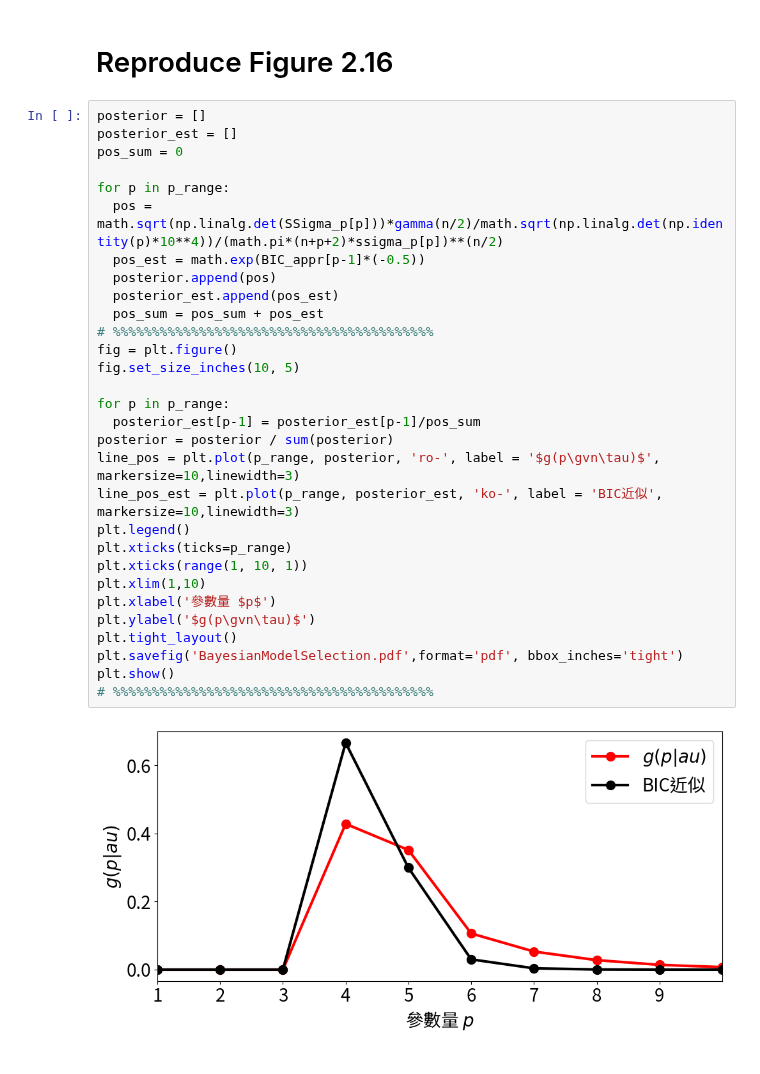
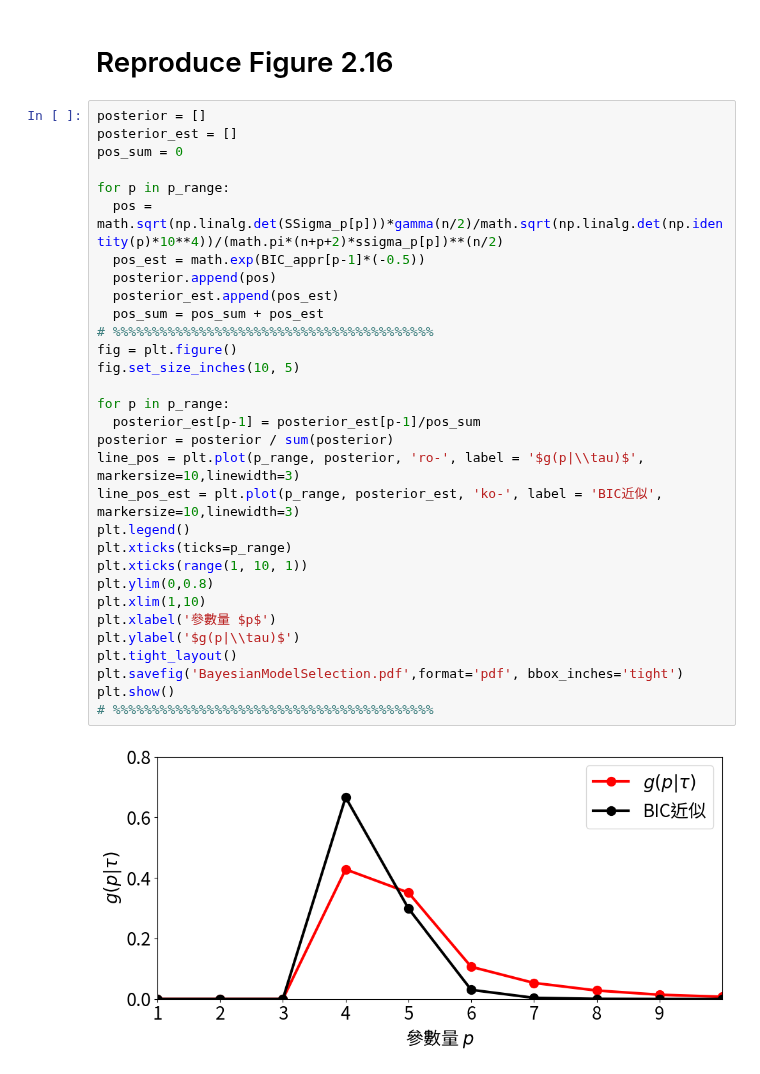
Before and after one commit to gnitnaw/Programs, a Jupyter notebook: Chapter2/DSML_Polynomial_Regression_TW.ipynb, the cells around one changed output. Drawn from its saved outputs; the diff is of its cells as text.

```diff
--- a/Chapter2/DSML_Polynomial_Regression_TW.ipynb
+++ b/Chapter2/DSML_Polynomial_Regression_TW.ipynb
@@ -370,32 +370,33 @@ plt.show()
 # %%
 posterior = []
 posterior_est = []
 pos_sum = 0
 
 for p in p_range:
   pos = math.sqrt(np.linalg.det(SSigma_p[p]))*gamma(n/2)/math.sqrt(np.linalg.det(np.identity(p)*10**4))/(math.pi*(n+p+2)*ssigma_p[p])**(n/2)
   pos_est = math.exp(BIC_appr[p-1]*(-0.5))
   posterior.append(pos)
   posterior_est.append(pos_est)
   pos_sum = pos_sum + pos_est
 # %%%%%%%%%%%%%%%%%%%%%%%%%%%%%%%%%%%%%%%%%
 fig = plt.figure()
 fig.set_size_inches(10, 5)
 
 for p in p_range:
   posterior_est[p-1] = posterior_est[p-1]/pos_sum
 posterior = posterior / sum(posterior)
-line_pos = plt.plot(p_range, posterior, 'ro-', label = '$g(p\gvn\tau)$', markersize=10,linewidth=3)
+line_pos = plt.plot(p_range, posterior, 'ro-', label = '$g(p|\\tau)$', markersize=10,linewidth=3)
 line_pos_est = plt.plot(p_range, posterior_est, 'ko-', label = 'BIC近似', markersize=10,linewidth=3)
 plt.legend()
 plt.xticks(ticks=p_range)
 plt.xticks(range(1, 10, 1))
+plt.ylim(0,0.8)
 plt.xlim(1,10)
 plt.xlabel('參數量 $p$')
-plt.ylabel('$g(p\gvn\tau)$')
+plt.ylabel('$g(p|\\tau)$')
 plt.tight_layout()
 plt.savefig('BayesianModelSelection.pdf',format='pdf', bbox_inches='tight')
 plt.show()
 # %%%%%%%%%%%%%%%%%%%%%%%%%%%%%%%%%%%%%%%%%
 # %% [output]
-[figure, old version]
+[figure, new version]
```
